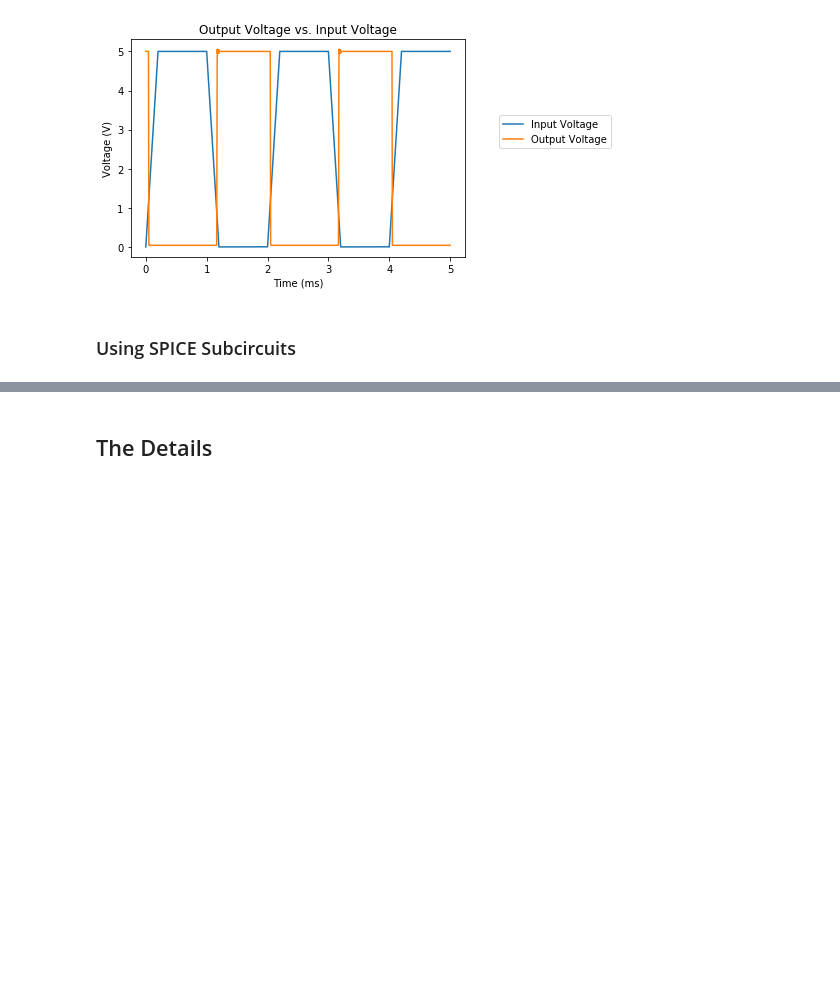
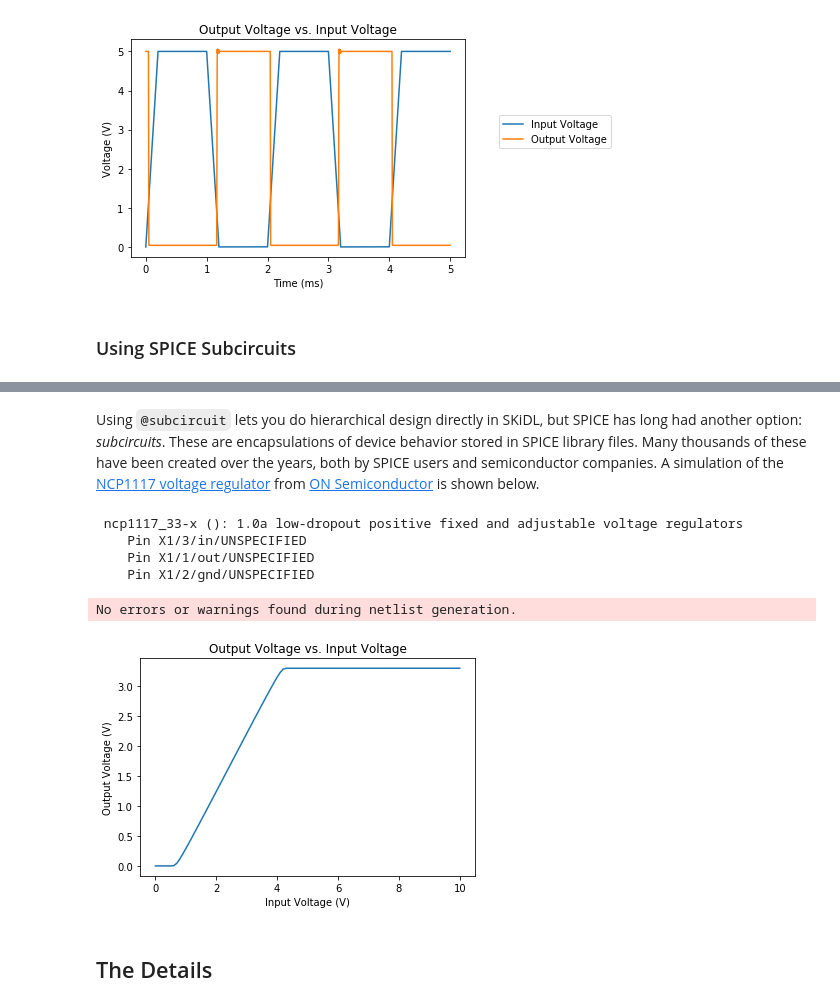
Before and after one commit to devbisme/skidl, a Jupyter notebook: examples/spice-sim-intro/spice-sim-intro.ipynb, the cells around one changed output, grey strips where cells are left out. Cells and saved outputs as stored; diff of their text form; code cells hidden in the pictures; blank space fills up the shorter version.

```diff
--- a/examples/spice-sim-intro/spice-sim-intro.ipynb
+++ b/examples/spice-sim-intro/spice-sim-intro.ipynb
@@ -433,14 +383,0 @@ These subcircuits can be used in SKiDL code as shown below.
-# %%
-reset()
-lib_search_paths[SPICE].append('C:\Program Files (x86)\LTC\LTspiceIV\lib')
-vin = V(dc_value=5@u_V)  # Input power supply
-splib = SchLib('lt1083')
-vreg = Part(splib, 'lt1084-3.3')  # Voltage regulator.
-r = R(value=470 @ u_Ohm)
-print(vreg)
-vreg['IN', 'OUT'] += vin['p'], r[1]
-gnd += vin['n'], r[2], vreg['GND']
-print(gnd)
-print(vreg['IN'].net)
-print(vreg['OUT'].net)
-circ = generate_netlist()
@@ -473,3 +384,44 @@ No errors or warnings found during netlist generation.
+# %% [markdown]
+Using `@subcircuit` lets you do hierarchical design directly in SKiDL, but SPICE has long had another option: *subcircuits*. These are encapsulations of device behavior stored in SPICE library files.
+Many thousands of these have been created over the years, both by SPICE users and semiconductor companies.
+A simulation of the [NCP1117 voltage regulator](http://www.onsemi.com/pub/Collateral/NCP1117%20PSPICE%20MODELS.ZIP)
+from [ON Semiconductor](http://www.onsemi.com/) is shown below.
+# %%
+reset()
+
+lib_search_paths[SPICE].append('SpiceLib')
+
+vin = V(ref='VIN', dc_value=8@u_V)      # Input power supply.
+vreg = Part('NCP1117', 'ncp1117_33-x')  # Voltage regulator from ON Semi part lib.
+print(vreg)                             # Print vreg pin names.
+r = R(value=470 @ u_Ohm)                # Load resistor on regulator output.
+vreg['IN', 'OUT'] += vin['p'], r[1]     # Connect vreg input to vin and output to load resistor.
+gnd += vin['n'], r[2], vreg['GND']      # Ground connections for everybody.
+
+# Simulate the voltage regulator subcircuit.
+circ = generate_netlist(libs='SpiceLib') # Pass-in the library where the voltage regulator subcircuit is stored.
+sim = circ.simulator()
+dc_vals = sim.dc(VIN=slice(0,10,0.1)) # Ramp vin from 0->10V and observe regulator output voltage.
+
+# Get the input and output voltages.
+inp = dc_vals[node(vin['p'])]
+outp = dc_vals[node(vreg['OUT'])]
+
+# Plot the regulator output voltage vs. the input supply voltage. Note that the regulator
+# starts to operate once the input exceeds 4V and the output voltage clamps at 3.3V.
+figure = plt.figure(1)
+plt.title('Output Voltage vs. Input Voltage')
+plt.xlabel('Input Voltage (V)')
+plt.ylabel('Output Voltage (V)')
+plt.plot(inp, outp)
+plt.show()
+# %% [output]
+ ncp1117_33-x (): 1.0a low-dropout positive fixed and adjustable voltage regulators
+    Pin X1/3/in/UNSPECIFIED
+    Pin X1/1/out/UNSPECIFIED
+    Pin X1/2/gnd/UNSPECIFIED
+No errors or warnings found during netlist generation.
+[figure, added]
 # %% [markdown]
 ## The Details
 # %% [markdown]
```
Also changed, not shown: parts of 9 cells of this notebook, 14 other files.
